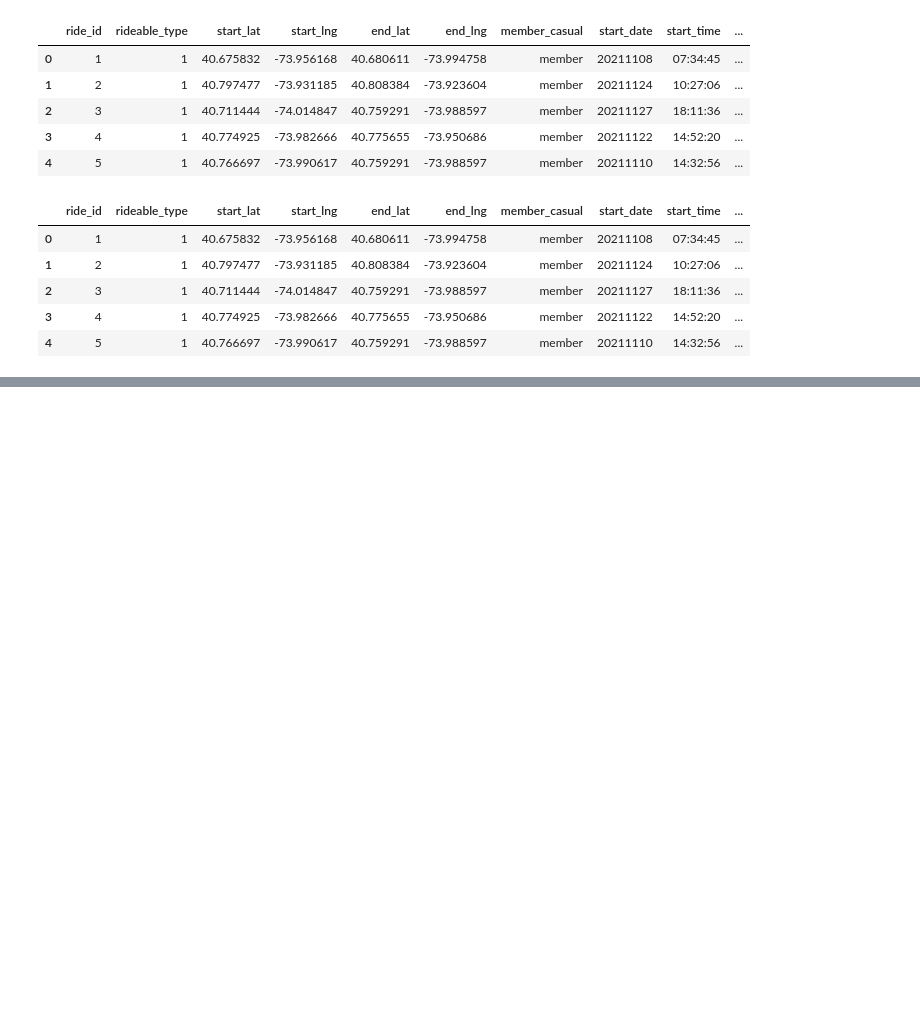
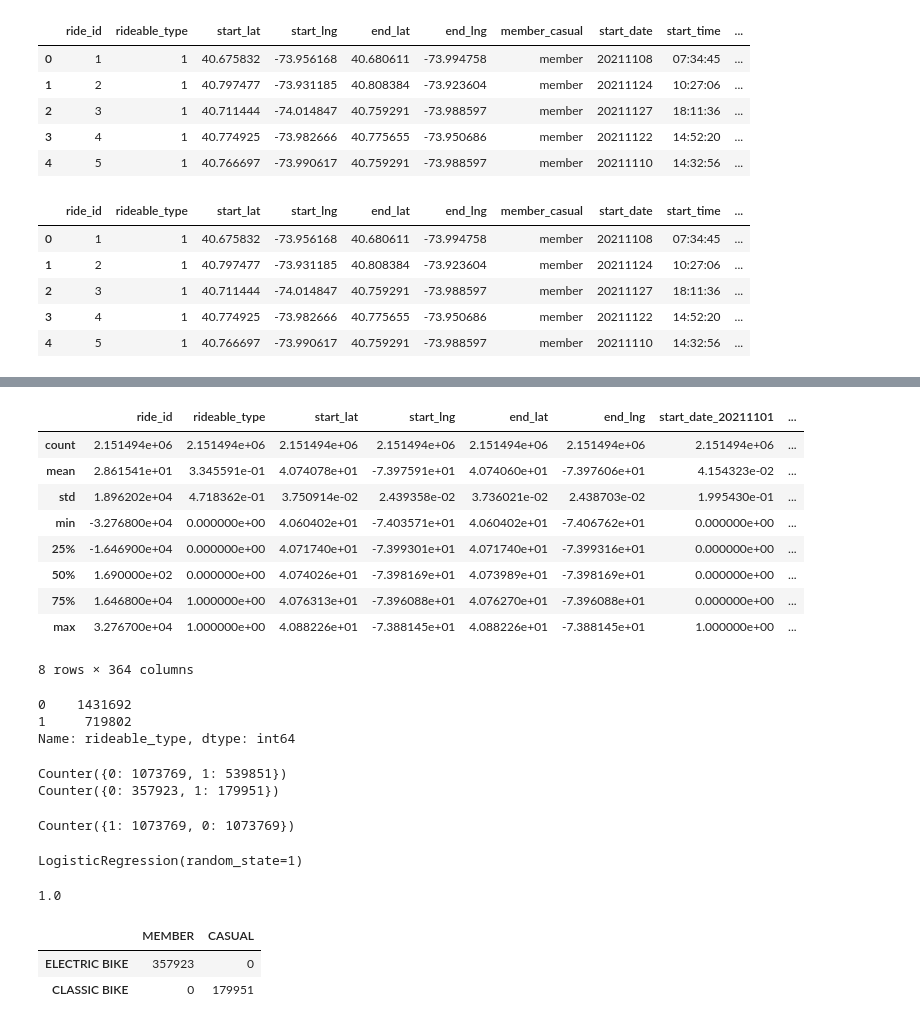
Before and after one commit to Tony-Lew/Team_3_Project, a Jupyter notebook: bikedata_ML.ipynb, the cells around one changed output, grey strips where cells are left out. Drawn from its saved outputs; the diff is of its cells as text; code cells hidden in the pictures; blank space fills up the shorter version.

```diff
--- a/bikedata_ML.ipynb
+++ b/bikedata_ML.ipynb
@@ -186,0 +151,71 @@ y_pred = classifier.predict(X_test)
+# %%
+# SPLIT THE DATA INTO TRAINING AND TESTING SETS
+# CREATE OUR FEATURES
+X = new_bikedata_df.drop("member_casual", axis=1)
+X = pd.get_dummies(X)
+
+# CREATE OUR TARGET
+y = new_bikedata_df["rideable_type"]
+# %%
+X.describe()
+# %% [output]
+|  | ride_id | rideable_type | start_lat | start_lng | end_lat | end_lng | start_date_20211101 | ... |
+| count | 2.151494e+06 | 2.151494e+06 | 2.151494e+06 | 2.151494e+06 | 2.151494e+06 | 2.151494e+06 | 2.151494e+06 | ... |
+| mean | 2.861541e+01 | 3.345591e-01 | 4.074078e+01 | -7.397591e+01 | 4.074060e+01 | -7.397606e+01 | 4.154323e-02 | ... |
+| std | 1.896202e+04 | 4.718362e-01 | 3.750914e-02 | 2.439358e-02 | 3.736021e-02 | 2.438703e-02 | 1.995430e-01 | ... |
+| min | -3.276800e+04 | 0.000000e+00 | 4.060402e+01 | -7.403571e+01 | 4.060402e+01 | -7.406762e+01 | 0.000000e+00 | ... |
+| 25% | -1.646900e+04 | 0.000000e+00 | 4.071740e+01 | -7.399301e+01 | 4.071740e+01 | -7.399316e+01 | 0.000000e+00 | ... |
+| 50% | 1.690000e+02 | 0.000000e+00 | 4.074026e+01 | -7.398169e+01 | 4.073989e+01 | -7.398169e+01 | 0.000000e+00 | ... |
+| 75% | 1.646800e+04 | 1.000000e+00 | 4.076313e+01 | -7.396088e+01 | 4.076270e+01 | -7.396088e+01 | 0.000000e+00 | ... |
+| max | 3.276700e+04 | 1.000000e+00 | 4.088226e+01 | -7.388145e+01 | 4.088226e+01 | -7.388145e+01 | 1.000000e+00 | ... |
+8 rows × 364 columns
+# %%
+y.value_counts()
+# %% [output]
+0    1431692
+1     719802
+Name: rideable_type, dtype: int64
+# %%
+from collections import Counter
+from sklearn.model_selection import train_test_split
+X_train, X_test, y_train, y_test = train_test_split(X, y, random_state=1, stratify=y)
+
+print(Counter(y_train))
+print(Counter(y_test))
+# %% [output]
+Counter({0: 1073769, 1: 539851})
+Counter({0: 357923, 1: 179951})
+# %%
+# NAIVE RANDOM OVERSAMPLING
+from imblearn.over_sampling import RandomOverSampler
+ros = RandomOverSampler(random_state=1)
+X_resampled, y_resampled = ros.fit_resample(X_train, y_train)
+Counter(y_resampled)
+# %% [output]
+Counter({1: 1073769, 0: 1073769})
+# %%
+# Train the Logistic Regression model using the resampled data
+from sklearn.linear_model import LogisticRegression
+model = LogisticRegression(solver='lbfgs', random_state=1)
+model.fit(X_resampled, y_resampled)
+# %% [output]
+LogisticRegression(random_state=1)
+# %%
+# Calculate the balanced accuracy score
+from sklearn.metrics import balanced_accuracy_score
+y_pred = model.predict(X_test)
+acc_score = balanced_accuracy_score(y_test, y_pred)
+acc_score
+# %% [output]
+1.0
+# %%
+# Display the confusion matrix
+
+from sklearn.metrics import confusion_matrix
+cm1 = confusion_matrix(y_test, y_pred)
+cm1_df = pd.DataFrame(cm1, index=["ELECTRIC BIKE", "CLASSIC BIKE"], columns=["MEMBER", "CASUAL"])
+cm1_df
+# %% [output]
+|  | MEMBER | CASUAL |
+| ELECTRIC BIKE | 357923 | 0 |
+| CLASSIC BIKE | 0 | 179951 |
```
Also changed, not shown: parts of 12 cells of this notebook.
